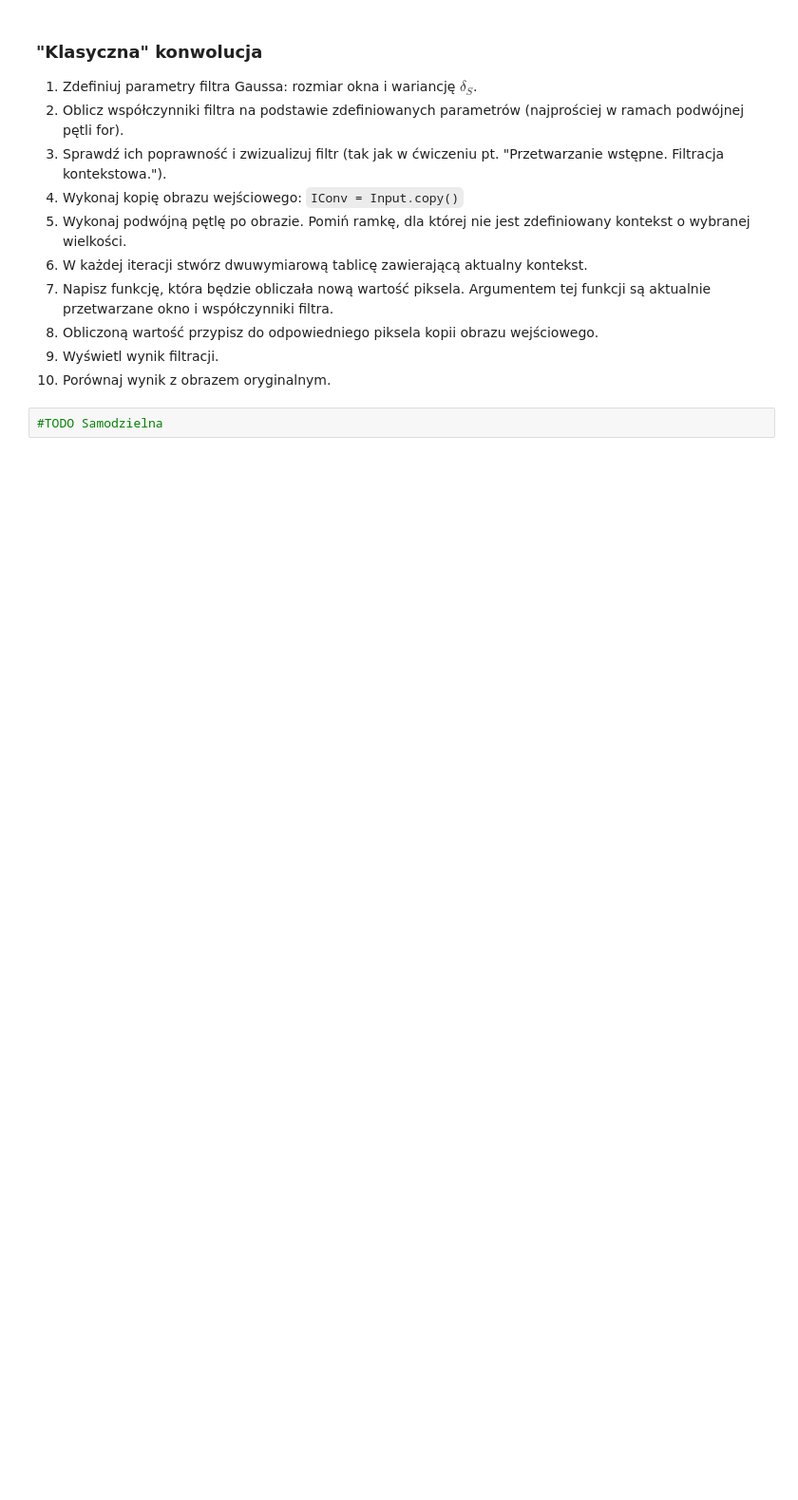
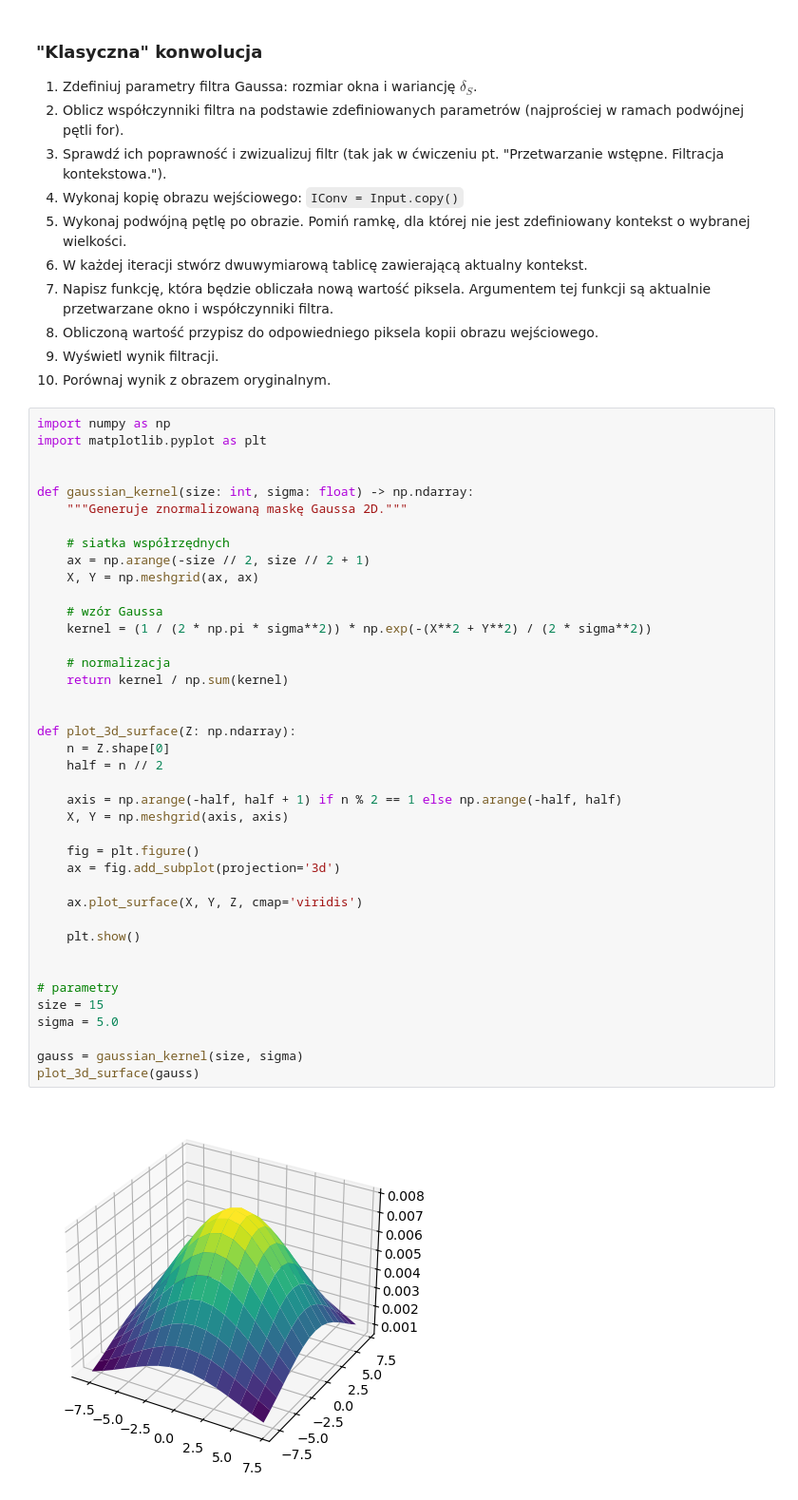
Before and after one commit to Igur7/vision_systems, a Jupyter notebook: lab7/L07_bilateral.ipynb, the cells around one changed output. Shown at 95% size. Drawn from its saved outputs; the diff is of its cells as text; blank space fills up the shorter version.

```diff
--- a/lab7/L07_bilateral.ipynb
+++ b/lab7/L07_bilateral.ipynb
@@ -85,5 +117,45 @@ Argumentem tej funkcji są aktualnie przetwarzane okno i współczynniki filtra.
 7. Obliczoną wartość przypisz do odpowiedniego piksela kopii obrazu wejściowego.
 8. Wyświetl wynik filtracji.
 9. Porównaj wynik z obrazem oryginalnym.
-# %%
-#TODO Samodzielna
+# %%
+import numpy as np
+import matplotlib.pyplot as plt
+
+
+def gaussian_kernel(size: int, sigma: float) -> np.ndarray:
+    """Generuje znormalizowaną maskę Gaussa 2D."""
+
+    # siatka współrzędnych
+    ax = np.arange(-size // 2, size // 2 + 1)
+    X, Y = np.meshgrid(ax, ax)
+
+    # wzór Gaussa
+    kernel = (1 / (2 * np.pi * sigma**2)) * np.exp(-(X**2 + Y**2) / (2 * sigma**2))
+
+    # normalizacja
+    return kernel / np.sum(kernel)
+
+
+def plot_3d_surface(Z: np.ndarray):
+    n = Z.shape[0]
+    half = n // 2
+
+    axis = np.arange(-half, half + 1) if n % 2 == 1 else np.arange(-half, half)
+    X, Y = np.meshgrid(axis, axis)
+
+    fig = plt.figure()
+    ax = fig.add_subplot(projection='3d')
+
+    ax.plot_surface(X, Y, Z, cmap='viridis')
+
+    plt.show()
+
+
+# parametry
+size = 15
+sigma = 5.0
+
+gauss = gaussian_kernel(size, sigma)
+plot_3d_surface(gauss)
+# %% [output]
+[figure, added]
```
Also changed, not shown: parts of 3 cells of this notebook, 1 other file.
